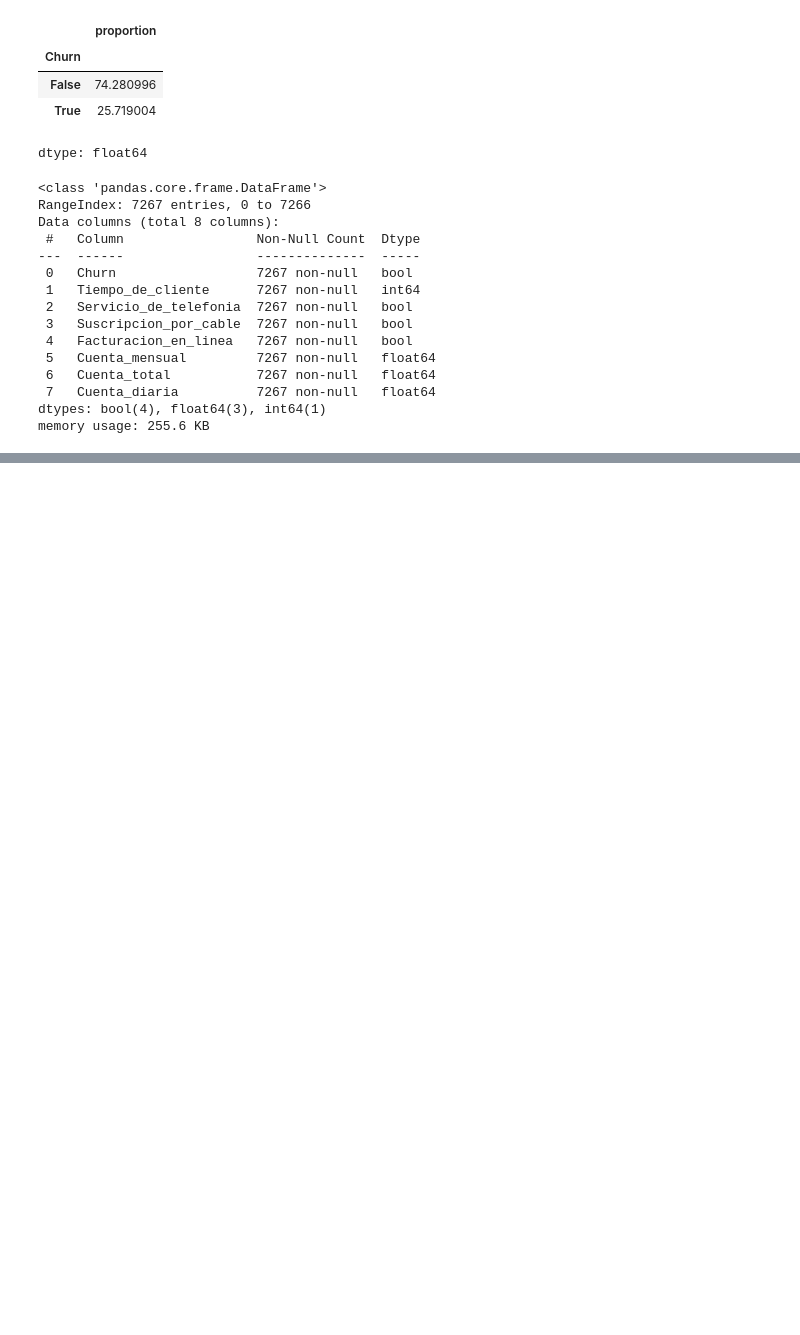
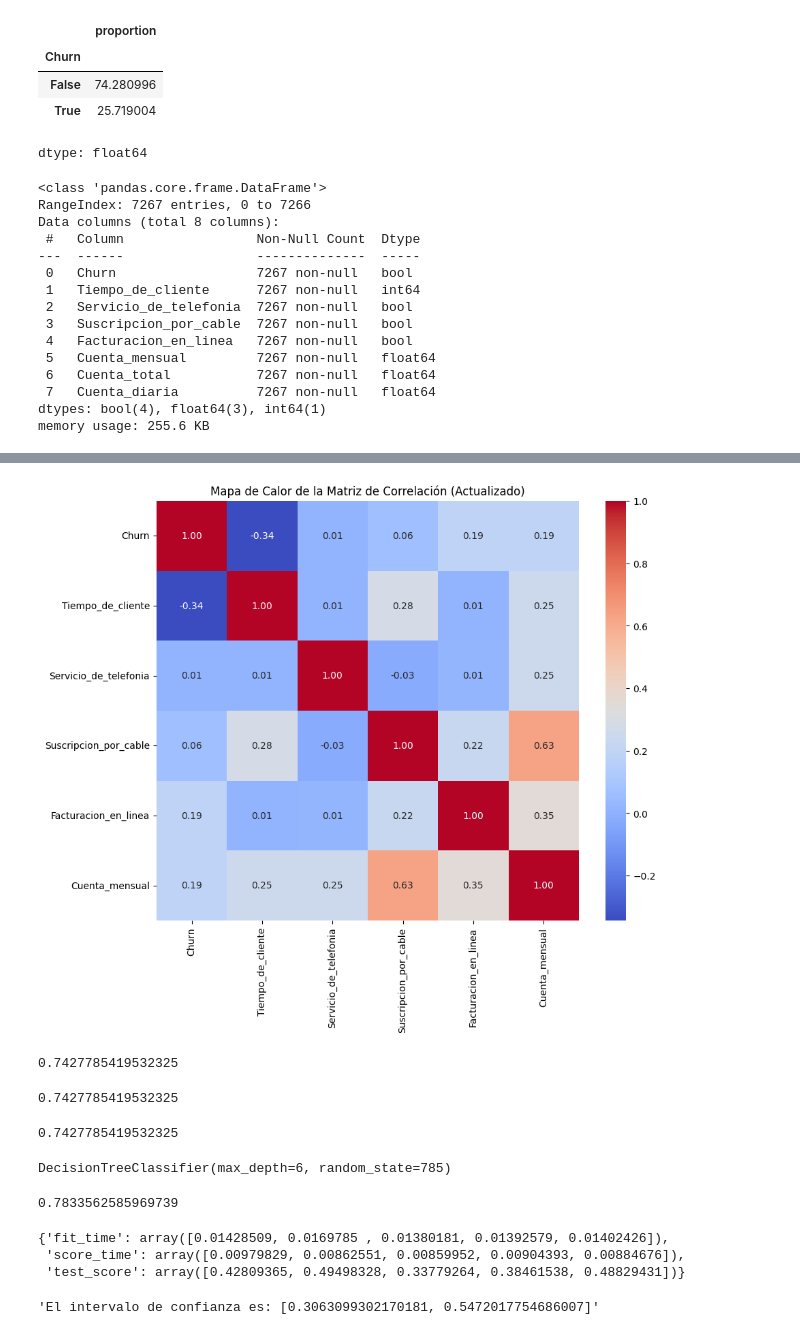
Before and after one commit to P0Iar/Telecom-X-Parte-2-Prediccion-de-Cancelacion, a Jupyter notebook: Telecom_X_Parte_2.ipynb, the cells around one changed output, grey strips where cells are left out. Cells and saved outputs as stored; diff of their text form; code cells hidden in the pictures; blank space fills up the shorter version.

```diff
--- a/Telecom_X_Parte_2.ipynb
+++ b/Telecom_X_Parte_2.ipynb
@@ -72,0 +89,2 @@ correlacion
+# %%
+df = df.drop(['Cuenta_diaria', 'Cuenta_total'], axis=1)
@@ -72,0 +186,9 @@ correlacion
+# %%
+correlacion = df.corr()
+display(correlacion)
+
+plt.figure(figsize=(10, 8))
+sns.heatmap(correlacion, annot=True, cmap='coolwarm', fmt=".2f")
+plt.title('Mapa de Calor de la Matriz de Correlación (Actualizado)')
+plt.show()
+# %% [output]
@@ -72,0 +202 @@ correlacion
+[figure, added]
@@ -72,0 +208,8 @@ correlacion
+# %%
+from sklearn.dummy import DummyClassifier
+
+dummy = DummyClassifier()
+dummy.fit(X_train,y_train)
+dummy.score(X_test,y_test)
+# %% [output]
+0.7427785419532325
@@ -72,0 +238,12 @@ correlacion
+# %%
+dummy = DummyClassifier()
+dummy.fit(X_train_smote,y_train_smote)
+dummy.score(X_test,y_test)
+# %% [output]
+0.7427785419532325
+# %%
+dummy = DummyClassifier()
+dummy.fit(X_train_nearmiss,y_train_nearmiss)
+dummy.score(X_test,y_test)
+# %% [output]
+0.7427785419532325
@@ -72,0 +262,21 @@ correlacion
+# %%
+from sklearn.tree import DecisionTreeClassifier
+
+modelo_arbol = DecisionTreeClassifier(random_state=785, max_depth=6)
+modelo_arbol.fit(X_train,y_train)
+# %% [output]
+DecisionTreeClassifier(max_depth=6, random_state=785)
+# %%
+modelo_arbol.score(X_val,y_val)
+# %% [output]
+0.7833562585969739
+# %%
+val_cros(modelo_arbol,X,y)
+# %% [output]
+{'fit_time': array([0.01428509, 0.0169785 , 0.01380181, 0.01392579, 0.01402426]),
+ 'score_time': array([0.00979829, 0.00862551, 0.00859952, 0.00904393, 0.00884676]),
+ 'test_score': array([0.42809365, 0.49498328, 0.33779264, 0.38461538, 0.48829431])}
+# %%
+intervalo_confianza(val_cros(modelo_arbol,X,y))
+# %% [output]
+'El intervalo de confianza es: [0.3063099302170181, 0.5472017754686007]'
```
Also changed, not shown: parts of 19 cells of this notebook.
